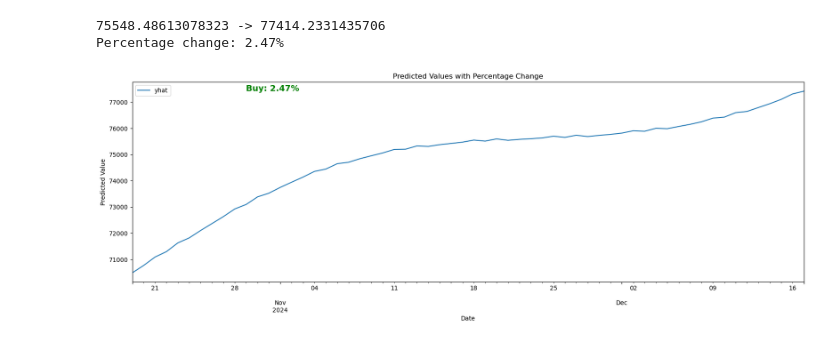
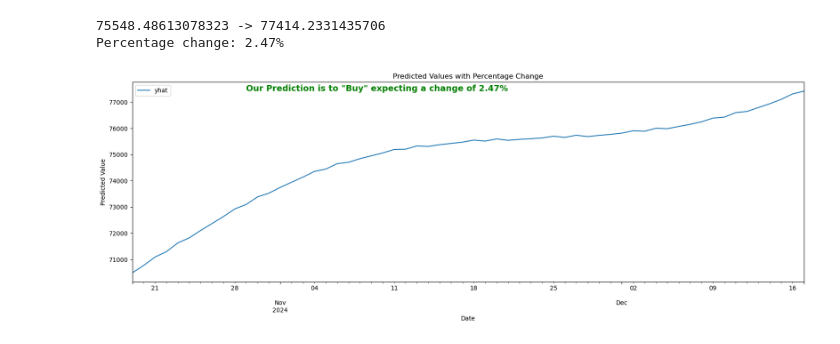
Before and after one commit to Seomzo/Project-1---Money-Printer, a Jupyter notebook: price-predictor/crypto_price_predictor_visualizer.ipynb, the cells around one changed output. Drawn from its saved outputs; the diff is of its cells as text; code cells hidden in the pictures.

```diff
--- a/price-predictor/crypto_price_predictor_visualizer.ipynb
+++ b/price-predictor/crypto_price_predictor_visualizer.ipynb
@@ -411,24 +434,24 @@ Percentage change: 2.47%
 # %%
 last_60_rows.plot(x='ds', y='yhat', figsize=(20, 6))
 
 # Calculate the percentage change
 percentage_change = ((month_later_price - tomorrow_price) / tomorrow_price) * 100
 
 # Add the percentage change value to the plot
 if(percentage_change > 0):
     plt.text(last_60_rows['ds'].iloc[-50],
          last_60_rows['yhat'].iloc[-1] ,
-         f'Buy: {percentage_change:.2f}%',
+         f'Our Prediction is to "Buy" expecting a change of {percentage_change:.2f}%',
          fontsize=14, fontweight='bold', color='green')
 else:
     plt.text(last_60_rows['ds'].iloc[-50],
          last_60_rows['yhat'].iloc[-1] ,
-         f'Sell: {percentage_change:.2f}%  ',
+         f'Our Prediction is to "Sell" expecting a change of {percentage_change:.2f}%  ',
          fontsize=14, fontweight='bold', color='red')
 
 plt.title('Predicted Values with Percentage Change')
 plt.xlabel('Date')
 plt.ylabel('Predicted Value')
 plt.show()
 # %% [output]
-[figure, old version]
+[figure, new version]
```
Also changed, not shown: parts of 34 cells of this notebook.
